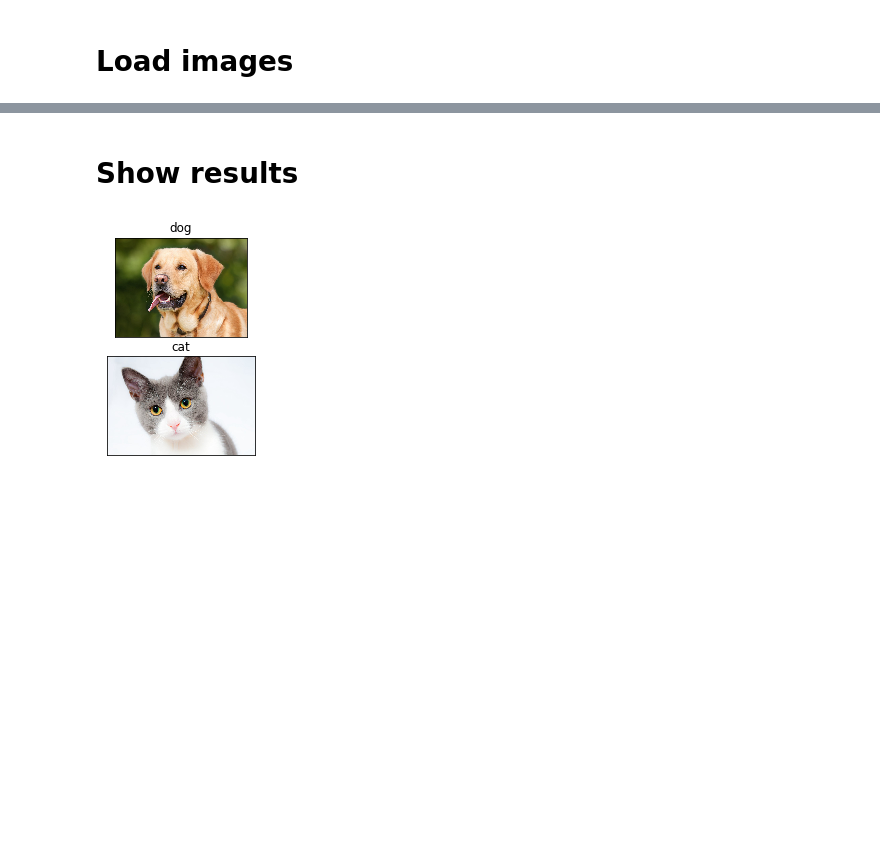
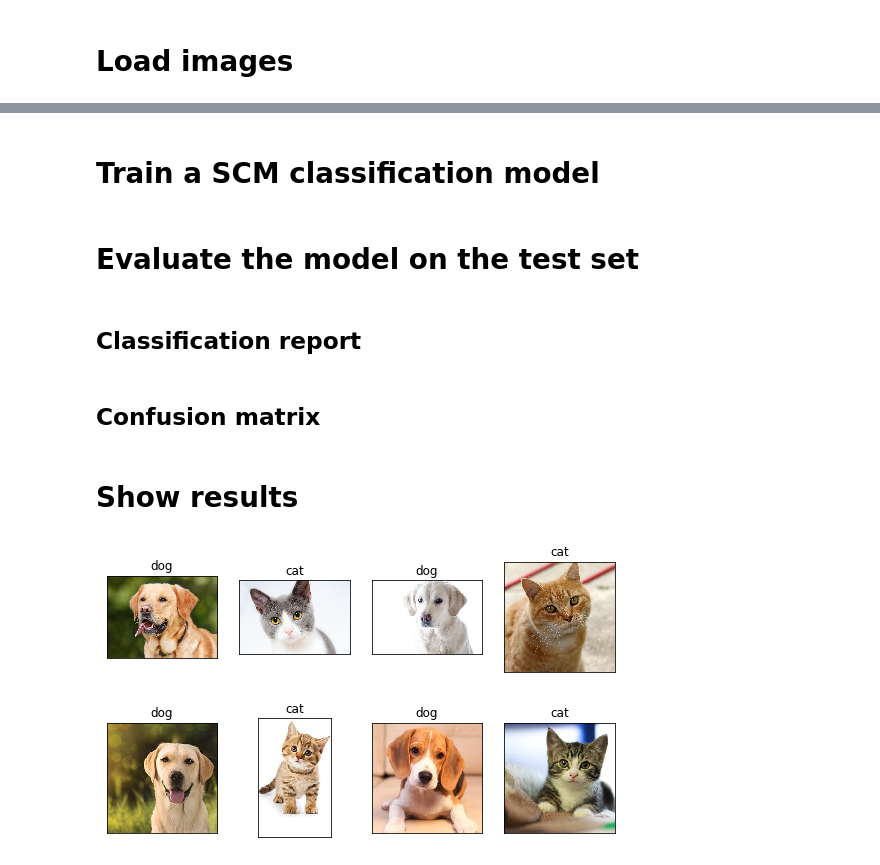
Before and after one commit to treilly94/ml_face_recognition, a Jupyter notebook: animal_recognition.ipynb, the cells around one changed output, grey strips where cells are left out. Saved outputs shown, nothing was run; the diff lists cells and outputs as text; code cells hidden in the pictures; blank space fills up the shorter version.

Commit message:
Improved display of figures

```diff
--- a/animal_recognition.ipynb
+++ b/animal_recognition.ipynb
@@ -21,12 +25,22 @@ for fn in os.listdir("./animals/"):
+# %% [markdown]
+# Train a SCM classification model
+# %% [markdown]
+# Evaluate the model on the test set
+# %% [markdown]
+## Classification report
+# %% [markdown]
+## Confusion matrix
 # %% [markdown]
 # Show results
 # %%
 # Convert arrays to images and show
+plt.figure(figsize=(1.8 * 4, 2.4 * len(data)))
+plt.subplots_adjust(bottom=0, left=.01, right=.99, top=.90, hspace=.35)
 for i in range(len(data)):
-    plt.subplot(len(data), 1, i+1)
+    plt.subplot(len(data), 4, i+1)
     plt.imshow(data[i])
     plt.title(target_names[target[i]])
     plt.xticks(())
     plt.yticks(())
 # %% [output]
-[figure, old version]
+[figure, new version]
```
Also changed, not shown: parts of 2 cells of this notebook.
